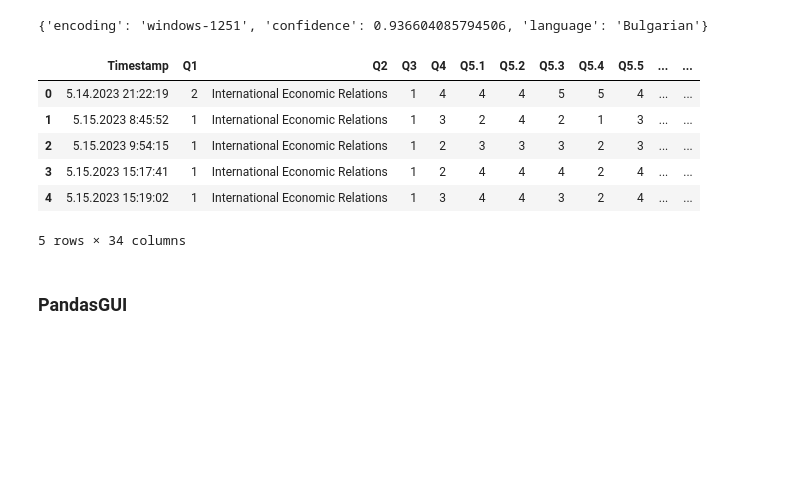
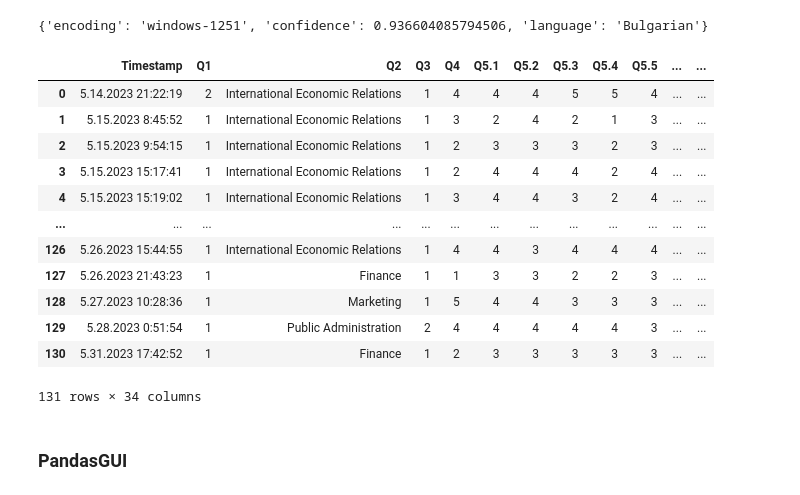
Before and after one commit to YKH2020/dataset-project, a Jupyter notebook: analysis.ipynb, the cells around one changed output. Saved outputs shown, nothing was run; the diff lists cells and outputs as text; code cells hidden in the pictures; blank space fills up the shorter version.

Commit message:
Cleaned Public Domain Data

```diff
--- a/analysis.ipynb
+++ b/analysis.ipynb
@@ -112,16 +112,23 @@ with open('./supplemental_material/coded_en.csv', 'rb') as f:
 {'encoding': 'windows-1251', 'confidence': 0.936604085794506, 'language': 'Bulgarian'}
 # %%
 coded_en_df = pd.read_csv('./supplemental_material/coded_en.csv', encoding='windows-1251', delimiter=';')
+coded_en_df.fillna('No Response', inplace=True)
 # %%
-coded_en_df.head()
+coded_en_df
 # %% [output]
 |  | Timestamp | Q1 | Q2 | Q3 | Q4 | Q5.1 | Q5.2 | Q5.3 | Q5.4 | Q5.5 | ... | ... |
 | 0 | 5.14.2023 21:22:19 | 2 | International Economic Relations | 1 | 4 | 4 | 4 | 5 | 5 | 4 | ... | ... |
 | 1 | 5.15.2023 8:45:52 | 1 | International Economic Relations | 1 | 3 | 2 | 4 | 2 | 1 | 3 | ... | ... |
 | 2 | 5.15.2023 9:54:15 | 1 | International Economic Relations | 1 | 2 | 3 | 3 | 3 | 2 | 3 | ... | ... |
 | 3 | 5.15.2023 15:17:41 | 1 | International Economic Relations | 1 | 2 | 4 | 4 | 4 | 2 | 4 | ... | ... |
 | 4 | 5.15.2023 15:19:02 | 1 | International Economic Relations | 1 | 3 | 4 | 4 | 3 | 2 | 4 | ... | ... |
+| ... | ... | ... | ... | ... | ... | ... | ... | ... | ... | ... | ... | ... |
+| 126 | 5.26.2023 15:44:55 | 1 | International Economic Relations | 1 | 4 | 4 | 3 | 4 | 4 | 4 | ... | ... |
+| 127 | 5.26.2023 21:43:23 | 1 | Finance | 1 | 1 | 3 | 3 | 2 | 2 | 3 | ... | ... |
+| 128 | 5.27.2023 10:28:36 | 1 | Marketing | 1 | 5 | 4 | 4 | 3 | 3 | 3 | ... | ... |
+| 129 | 5.28.2023 0:51:54 | 1 | Public Administration | 2 | 4 | 4 | 4 | 4 | 4 | 3 | ... | ... |
+| 130 | 5.31.2023 17:42:52 | 1 | Finance | 1 | 2 | 3 | 3 | 3 | 3 | 3 | ... | ... |
-5 rows × 34 columns
+131 rows × 34 columns
 # %% [markdown]
 ### __PandasGUI__
 # %%
```
